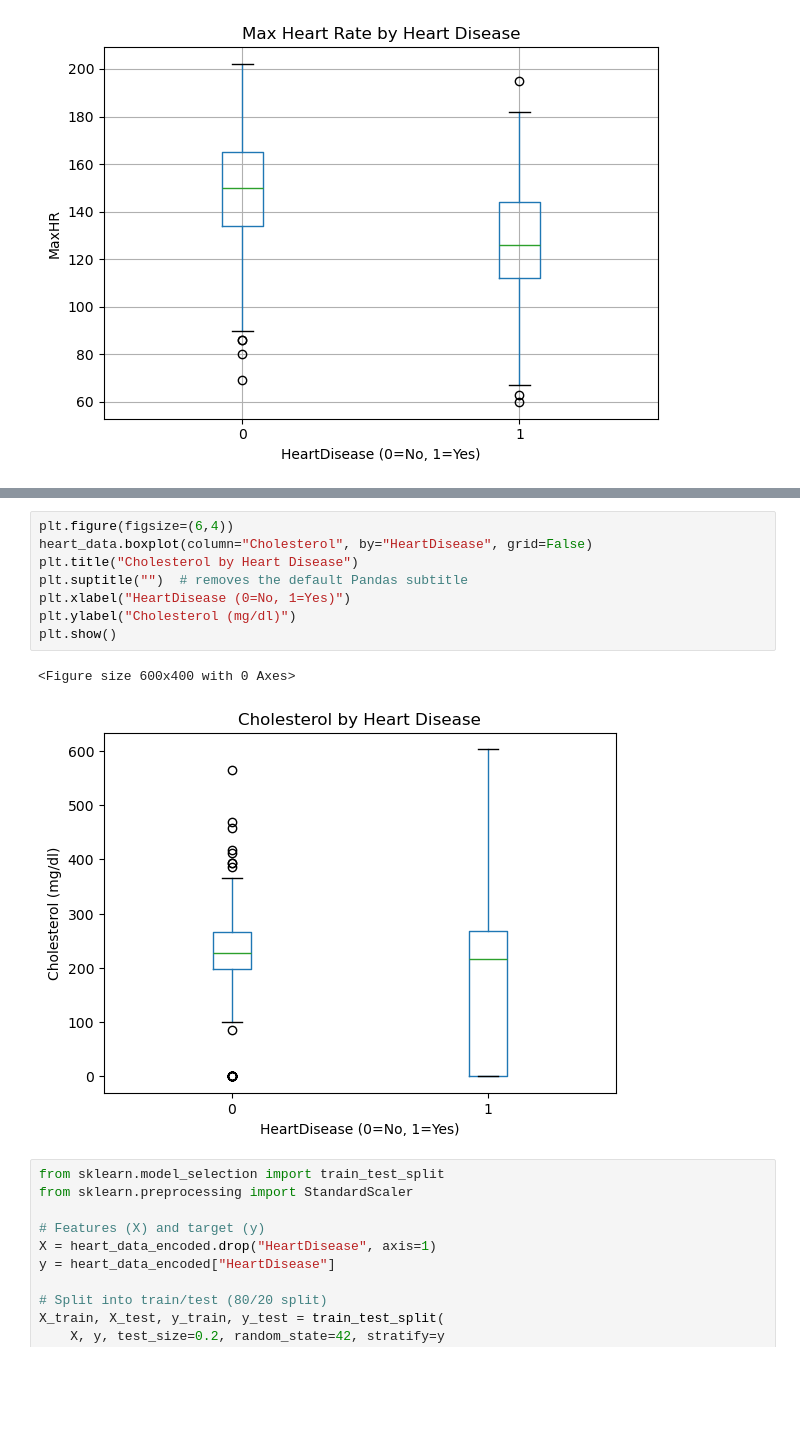
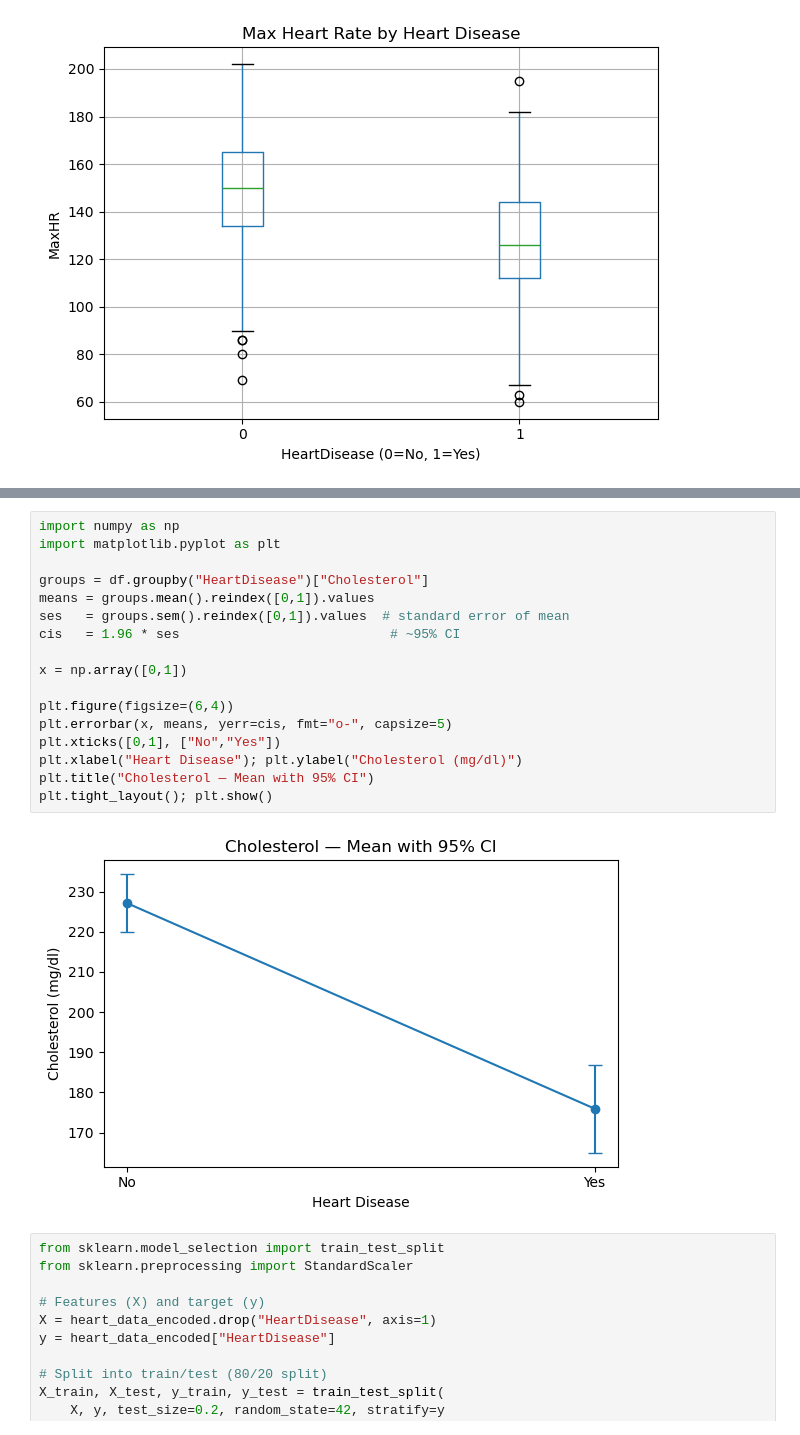
Before and after one commit to klunsfo7/Project_1, a Jupyter notebook: Project2.ipynb, the cells around one changed output, grey strips where cells are left out. Drawn from its saved outputs; the diff is of its cells as text; blank space fills up the shorter version.

```diff
--- a/Project2.ipynb
+++ b/Project2.ipynb
@@ -156,14 +165,22 @@ plt.show()
 # %%
+import numpy as np
+import matplotlib.pyplot as plt
+
+groups = df.groupby("HeartDisease")["Cholesterol"]
+means = groups.mean().reindex([0,1]).values
+ses   = groups.sem().reindex([0,1]).values  # standard error of mean
+cis   = 1.96 * ses                           # ~95% CI
+
+x = np.array([0,1])
+
 plt.figure(figsize=(6,4))
-heart_data.boxplot(column="Cholesterol", by="HeartDisease", grid=False)
-plt.title("Cholesterol by Heart Disease")
-plt.suptitle("")  # removes the default Pandas subtitle
-plt.xlabel("HeartDisease (0=No, 1=Yes)")
-plt.ylabel("Cholesterol (mg/dl)")
-plt.show()
+plt.errorbar(x, means, yerr=cis, fmt="o-", capsize=5)
+plt.xticks([0,1], ["No","Yes"])
+plt.xlabel("Heart Disease"); plt.ylabel("Cholesterol (mg/dl)")
+plt.title("Cholesterol — Mean with 95% CI")
+plt.tight_layout(); plt.show()
 # %% [output]
-<Figure size 600x400 with 0 Axes>
-[figure, old version]
+[figure, new version]
 # %%
 from sklearn.model_selection import train_test_split
 from sklearn.preprocessing import StandardScaler
```
Also changed, not shown: parts of 2 cells of this notebook.
